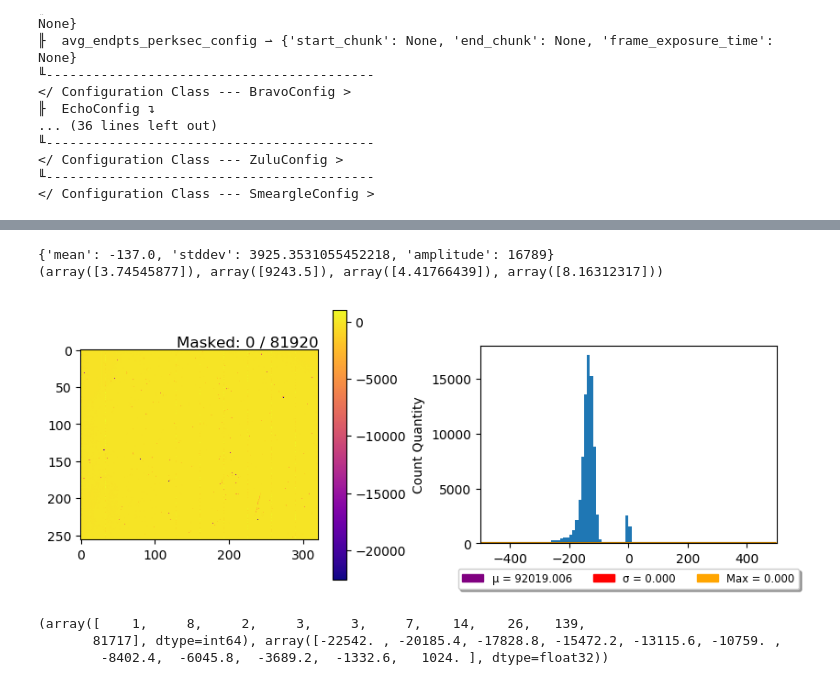
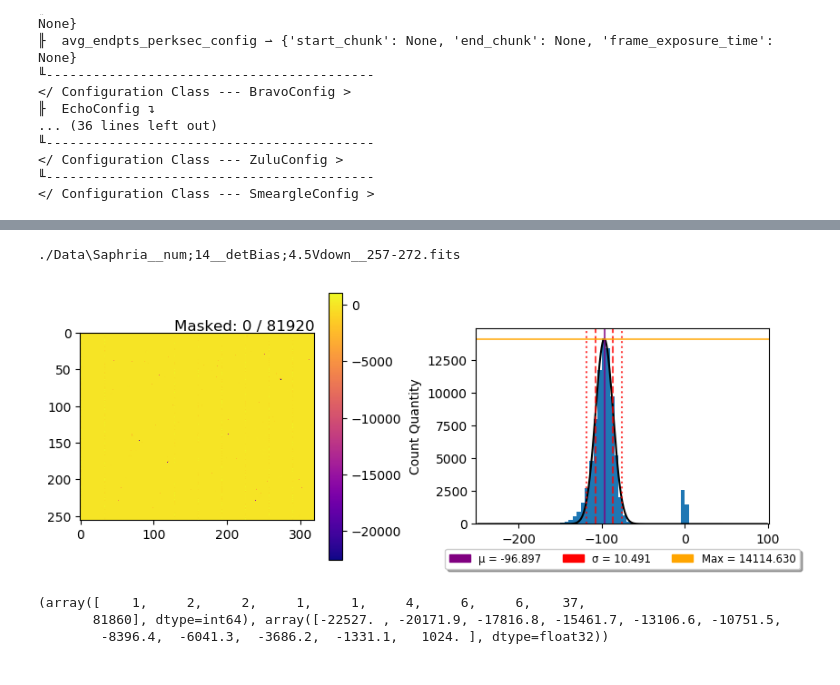
Before and after one commit to psmd-iberutaru/IfA-Smeargle, a Jupyter notebook: Testing.ipynb, the cells around one changed output, grey strips where cells are left out. Cells and saved outputs as stored; diff of their text form; code cells hidden in the pictures.

```diff
--- a/Testing.ipynb
+++ b/Testing.ipynb
@@ -168,22 +137,23 @@ plt.show(figure)
 # %%
 first_run.OscarConfig.general_histogram_config['fit_gaussian'] = True
-first_run.OscarConfig.general_histogram_config['bin_width'] = 10
-first_run.OscarConfig.general_histogram_config['histogram_plot_paramters']['range'] = [-500,500]
+first_run.OscarConfig.general_histogram_config['bin_width'] = 5
+first_run.OscarConfig.general_histogram_config['histogram_plot_paramters']['range'] = [-250,100]
 
-__, __, data = ifa.meta.meta_faa.smeargle_open_fits_file("./Data\Saphria__num;14__detBias;4.5Vdown__1025-1040.fits")
-figure2 = ifa.oscar.multi.plot_single_heatmap_and_histogram(data.data,first_run)
+__, __, data = ifa.meta.meta_faa.smeargle_open_fits_file("./Data\Saphria__num;14__detBias;4.5Vdown__257-272.fits")
+#figure2 = ifa.oscar.multi.plot_single_heatmap_and_histogram(data,first_run)
+figure3 = ifa.oscar.multi.plot_single_heatmap_and_histogram(data.data,first_run)
 #figure.axes[1].axvline(np.nanmean(data.data))
 plt.show(figure2)
+plt.show(figure3)
 
 # [ 72 120 136 250 294]
 #[-16074. -14058. -13386.  -8598.  -6750.]
 
 print(np.histogram(data.data,bins=10))
 # %% [output]
-{'mean': -137.0, 'stddev': 3925.3531055452218, 'amplitude': 16789}
-(array([3.74545877]), array([9243.5]), array([4.41766439]), array([8.16312317]))
+./Data\Saphria__num;14__detBias;4.5Vdown__257-272.fits
-[figure, old version]
+[figure, new version]
-(array([    1,     8,     2,     3,     3,     7,    14,    26,   139,
-       81717], dtype=int64), array([-22542. , -20185.4, -17828.8, -15472.2, -13115.6, -10759. ,
-        -8402.4,  -6045.8,  -3689.2,  -1332.6,   1024. ], dtype=float32))
+(array([    1,     2,     2,     1,     1,     4,     6,     6,    37,
+       81860], dtype=int64), array([-22527. , -20171.9, -17816.8, -15461.7, -13106.6, -10751.5,
+        -8396.4,  -6041.3,  -3686.2,  -1331.1,   1024. ], dtype=float32))
 # %%
```
Also changed, not shown: parts of 9 cells of this notebook, 8 other files.
